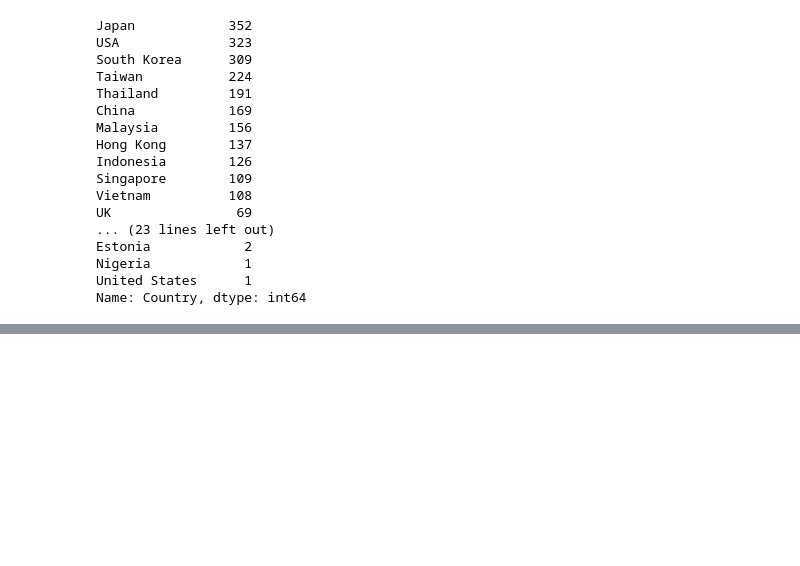
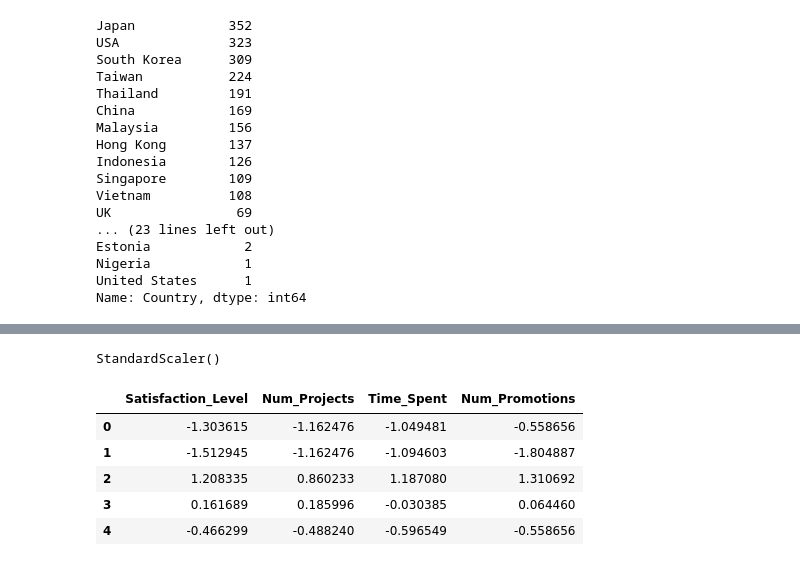
Before and after one commit to macosta2015/Neural-Networks, a Jupyter notebook: Untitled.ipynb, the cells around one changed output, grey strips where cells are left out. Cells and saved outputs as stored; diff of their text form; code cells hidden in the pictures; blank space fills up the shorter version.

```diff
--- a/Untitled.ipynb
+++ b/Untitled.ipynb
@@ -330,0 +331,22 @@ hr_df.head()
+# %%
+# Create the StandardScaler instance
+scaler = StandardScaler()
+# %%
+# Fit the StandardScaler
+scaler.fit(hr_df)
+# %% [output]
+StandardScaler()
+# %%
+# Scale the data
+scaled_data = scaler.transform(hr_df)
+# %%
+# Create a DataFrame with the scaled data
+transformed_scaled_data = pd.DataFrame(scaled_data, columns=hr_df.columns)
+transformed_scaled_data.head()
+# %% [output]
+|  | Satisfaction_Level | Num_Projects | Time_Spent | Num_Promotions |
+| 0 | -1.303615 | -1.162476 | -1.049481 | -0.558656 |
+| 1 | -1.512945 | -1.162476 | -1.094603 | -1.804887 |
+| 2 | 1.208335 | 0.860233 | 1.187080 | 1.310692 |
+| 3 | 0.161689 | 0.185996 | -0.030385 | 0.064460 |
+| 4 | -0.466299 | -0.488240 | -0.596549 | -0.558656 |
```
Also changed, not shown: parts of 10 cells of this notebook.
